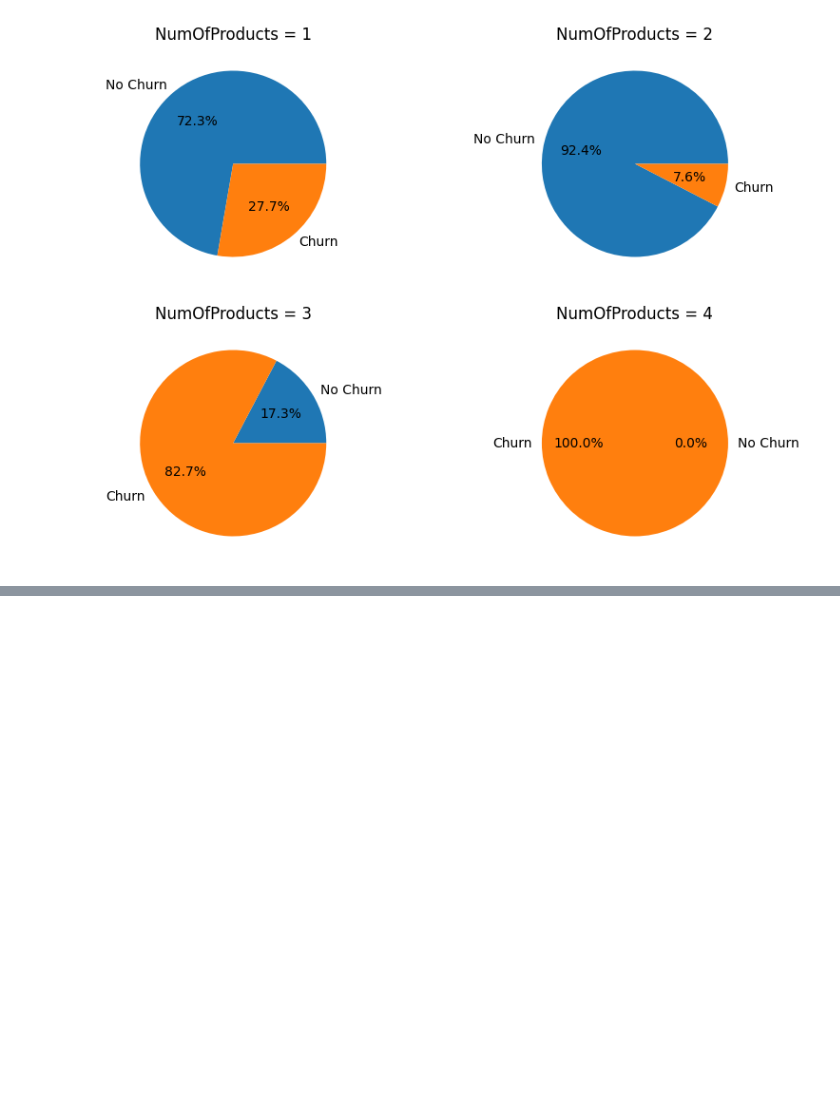
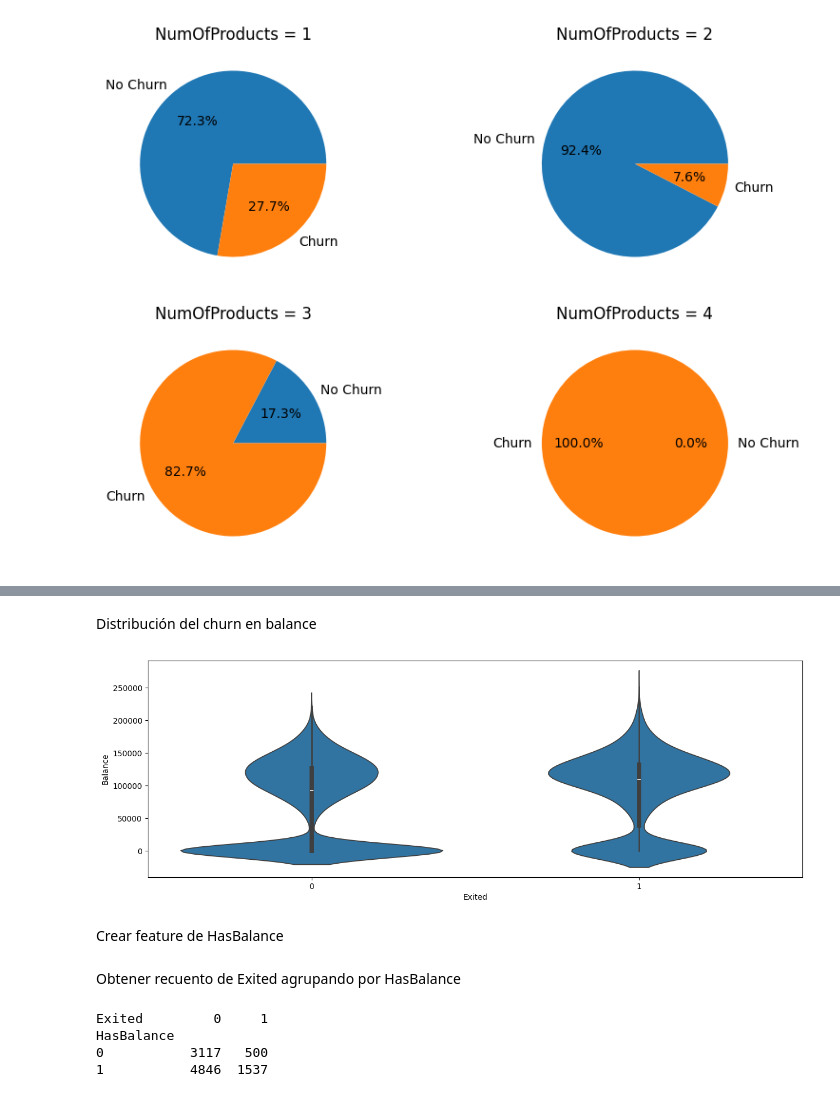
Before and after one commit to charligram/6_bank_churn, a Jupyter notebook: notebooks/EDA.ipynb, the cells around one changed output, grey strips where cells are left out. Cells and saved outputs as stored; diff of their text form; code cells hidden in the pictures; blank space fills up the shorter version.

```diff
--- a/notebooks/EDA.ipynb
+++ b/notebooks/EDA.ipynb
@@ -422,0 +437,16 @@ plt.savefig("../outputs/figures/churn_by_NumOfProducts.png", bbox_inches="tight"
+# %% [markdown]
+Distribución del churn en balance
+# %%
+plt.figure(figsize=(15, 5))
+
+sns.violinplot(
+    df,
+    x="Exited",
+    y="Balance"
+)
+
+plt.savefig("../outputs/figures/balance_distribution_for_exited.png", bbox_inches="tight")
+# %% [output]
+[figure, added]
+# %% [markdown]
+Crear feature de HasBalance
@@ -422,0 +457,2 @@ plt.savefig("../outputs/figures/churn_by_NumOfProducts.png", bbox_inches="tight"
+# %% [markdown]
+Obtener recuento de Exited agrupando por HasBalance
@@ -422,0 +463,7 @@ plt.savefig("../outputs/figures/churn_by_NumOfProducts.png", bbox_inches="tight"
+# %%
+print(exited_x_hasBalance)
+# %% [output]
+Exited         0     1
+HasBalance
+0           3117   500
+1           4846  1537
```
Also changed, not shown: parts of 15 cells of this notebook, 4 other files.
